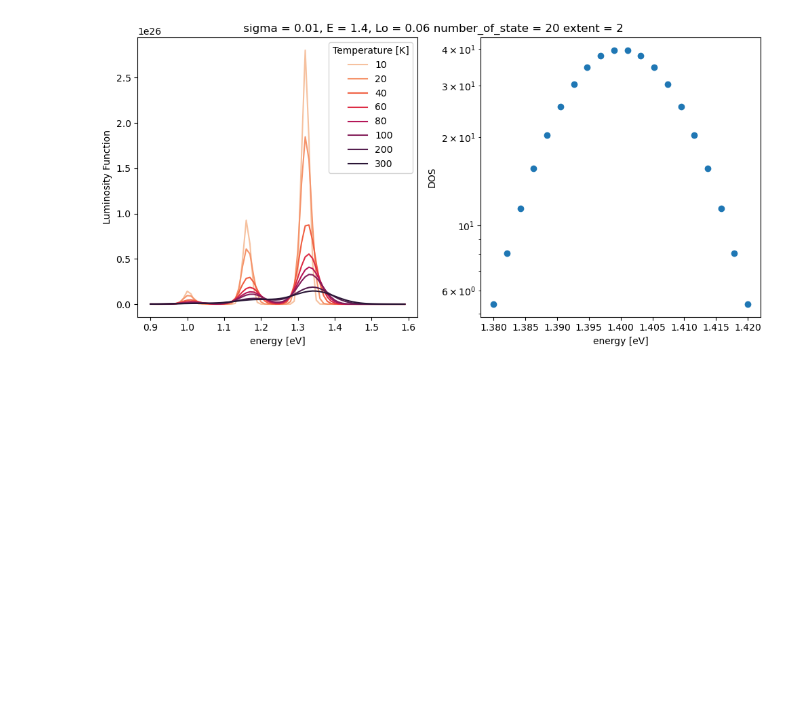
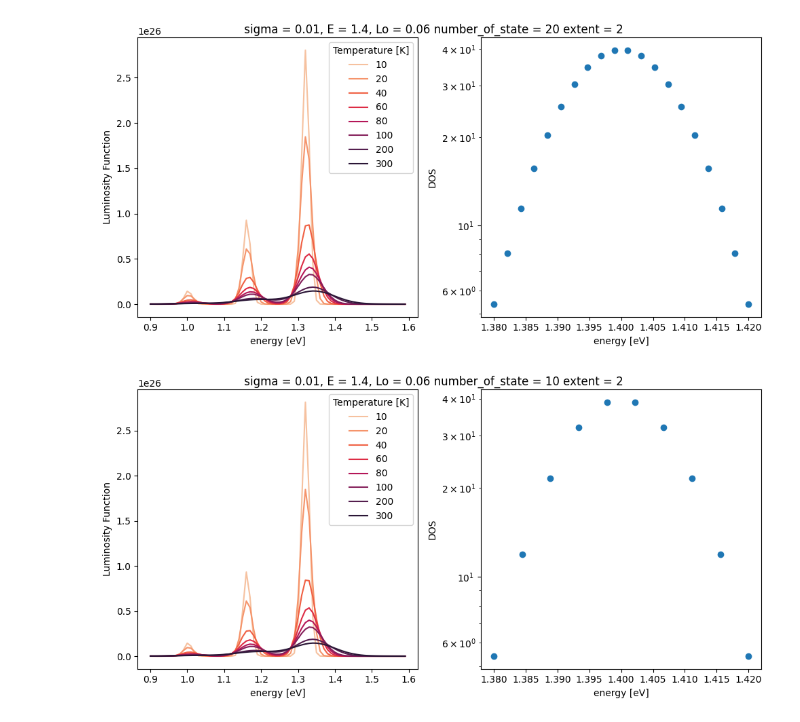
Before and after one commit to mohammedazzouzi15/pl_temp_fit, a Jupyter notebook: notebook/test_numeric_lum_function.ipynb, the cells around one changed output. Drawn from its saved outputs; the diff is of its cells as text; code cells hidden in the pictures; blank space fills up the shorter version.

```diff
--- a/notebook/test_numeric_lum_function.ipynb
+++ b/notebook/test_numeric_lum_function.ipynb
@@ -75,3 +75,8 @@ E , sigma,Lo,numbrstates,disorder_extent = 1.4, 0.01, 0.06, 20, 2
 plot_case(E,sigma,Lo,numbrstates,disorder_extent)
 # %% [output]
 [figure]
+# %%
+E , sigma,Lo,numbrstates,disorder_extent = 1.4, 0.01, 0.06, 10, 2
+plot_case(E,sigma,Lo,numbrstates,disorder_extent)
+# %% [output]
+[figure, added]
```
Also changed, not shown: 3 other files.
